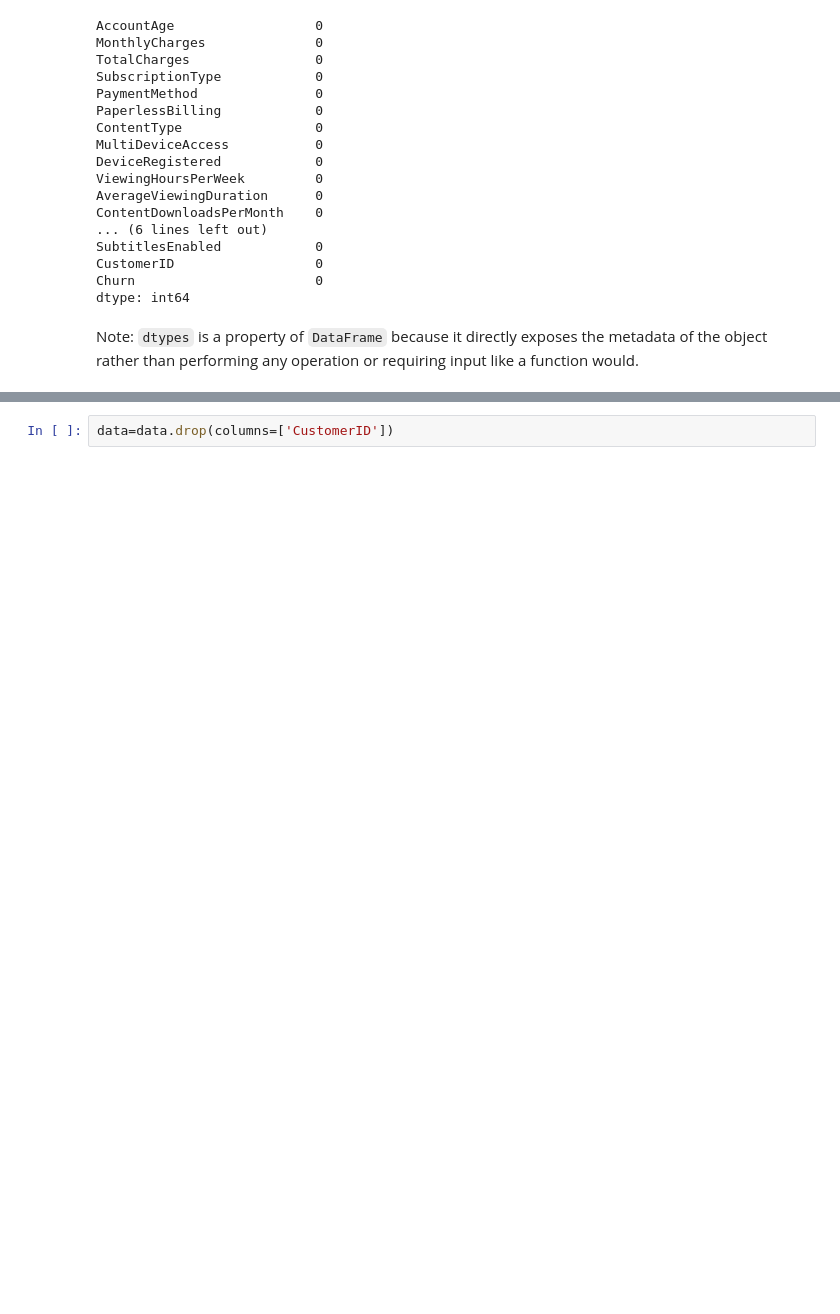
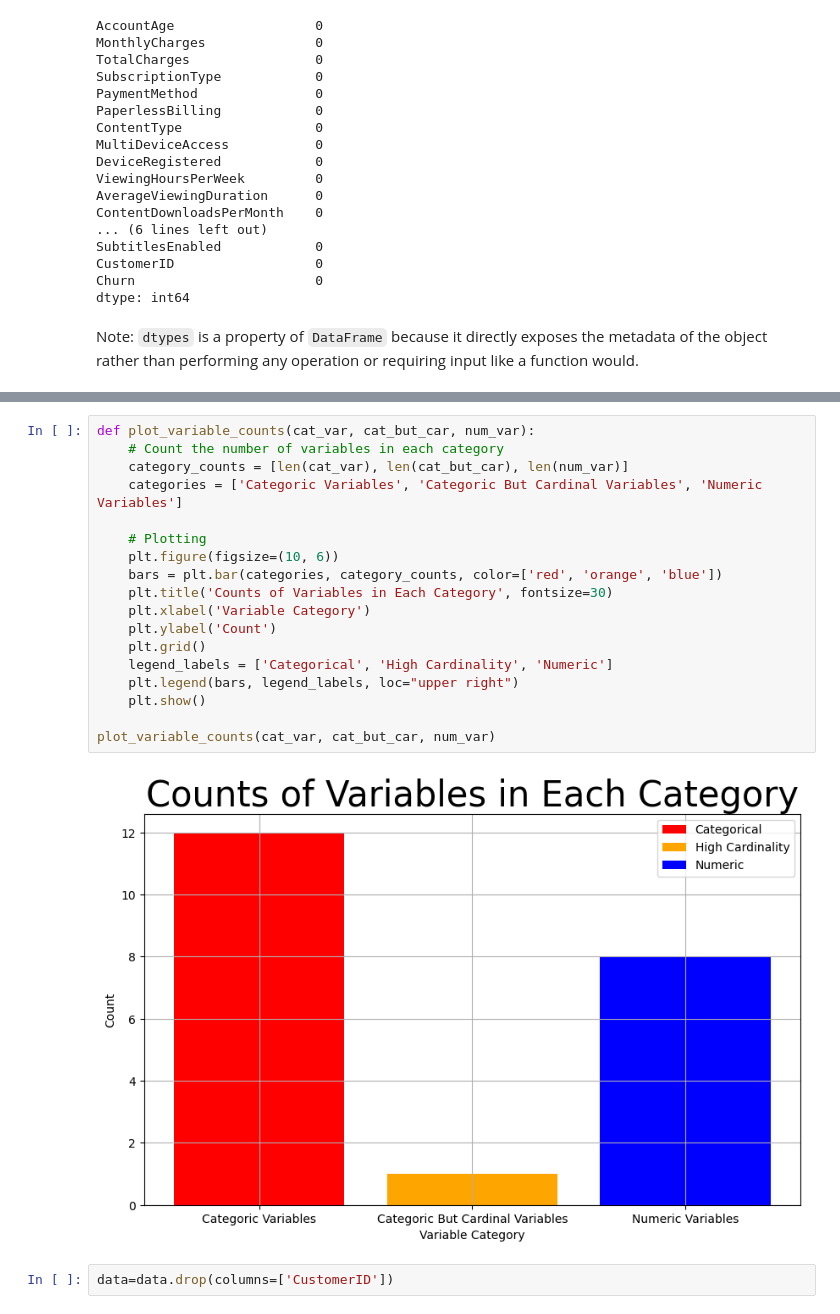
Before and after one commit to gappy401/Data-Challenges, a Jupyter notebook: Predictive Analytics for Customer Churn/Churn-Model.ipynb, the cells around one changed output, grey strips where cells are left out. Drawn from its saved outputs; the diff is of its cells as text; blank space fills up the shorter version.

```diff
--- a/Predictive Analytics for Customer Churn/Churn-Model.ipynb
+++ b/Predictive Analytics for Customer Churn/Churn-Model.ipynb
@@ -106,3 +129,23 @@ dtype: object
+# %%
+def plot_variable_counts(cat_var, cat_but_car, num_var):
+    # Count the number of variables in each category
+    category_counts = [len(cat_var), len(cat_but_car), len(num_var)]
+    categories = ['Categoric Variables', 'Categoric But Cardinal Variables', 'Numeric Variables']
+
+    # Plotting
+    plt.figure(figsize=(10, 6))
+    bars = plt.bar(categories, category_counts, color=['red', 'orange', 'blue'])
+    plt.title('Counts of Variables in Each Category', fontsize=30)
+    plt.xlabel('Variable Category')
+    plt.ylabel('Count')
+    plt.grid()
+    legend_labels = ['Categorical', 'High Cardinality', 'Numeric']
+    plt.legend(bars, legend_labels, loc="upper right")
+    plt.show()
+
+plot_variable_counts(cat_var, cat_but_car, num_var)
+# %% [output]
+[figure, added]
 # %%
 data=data.drop(columns=['CustomerID'])
 # %%
```
Also changed, not shown: parts of 18 cells of this notebook.
